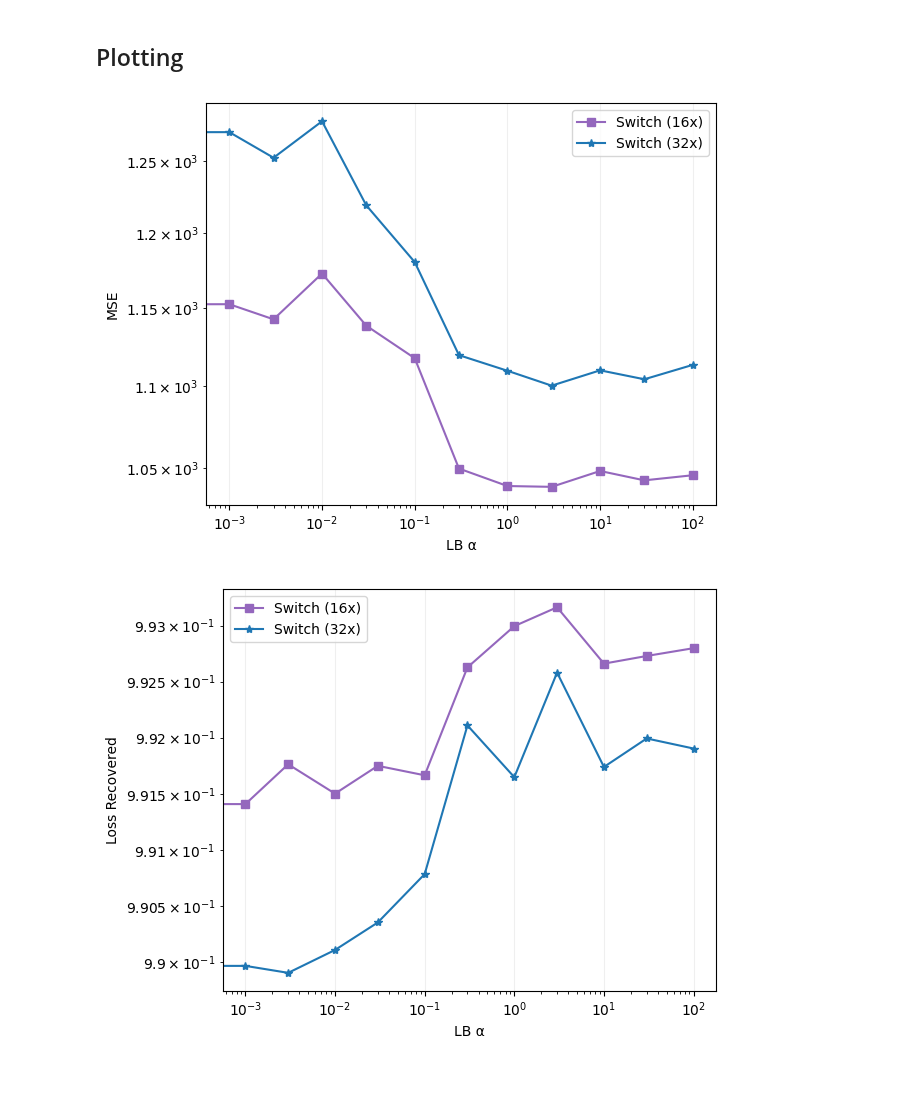
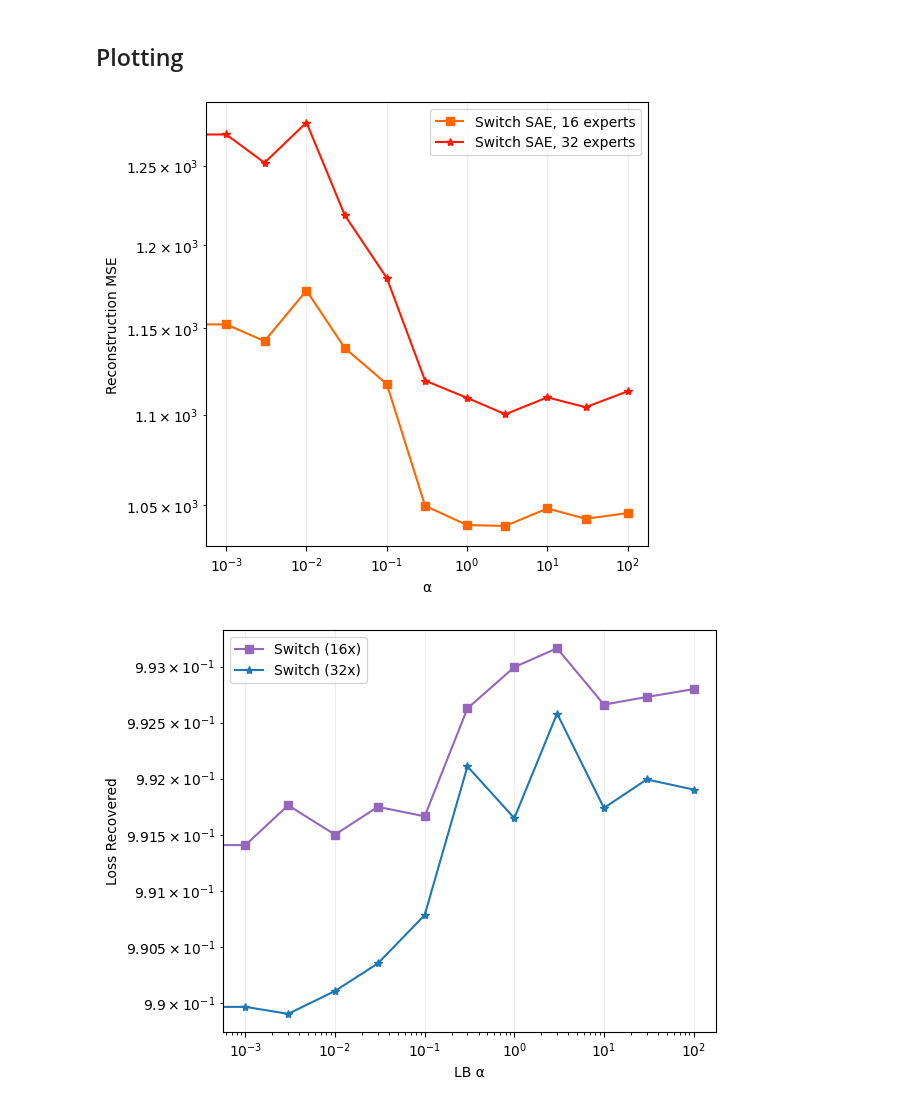
Before and after one commit to amudide/switch_sae, a Jupyter notebook: results/load_balance/lb.ipynb, the cells around one changed output. Saved outputs shown, nothing was run; the diff lists cells and outputs as text; code cells hidden in the pictures; blank space fills up the shorter version.

Commit message:
update alpha sweep plot

```diff
--- a/results/load_balance/lb.ipynb
+++ b/results/load_balance/lb.ipynb
@@ -94,24 +94,38 @@ df32
 # %% [markdown]
 ## Plotting
 # %%
-plt.plot(df16['lb_alpha'], df16['mse_loss'], label='Switch (16x)', marker='s', color='#9467bd')
-plt.plot(df32['lb_alpha'], df32['mse_loss'], label='Switch (32x)', marker='*', color='#1f77b4')
+import matplotlib.pyplot as plt
+
+# Example dataframes df16 and df32 assumed to be defined earlier
+
+plt.figure(figsize=(5.5, 5))
+
+plt.plot(df16['lb_alpha'], df16['mse_loss'], label='Switch SAE, 16 experts', marker='s', color=plt.cm.autumn(0.4))
+plt.plot(df32['lb_alpha'], df32['mse_loss'], label='Switch SAE, 32 experts', marker='*', color=plt.cm.autumn(0.1))
 
 plt.xscale('log')
 plt.yscale('log')
 
-plt.xlabel("LB \u03B1")
-plt.ylabel("MSE")
+plt.xlabel("\u03B1")
+plt.ylabel("Reconstruction MSE")
 
 plt.legend()
 
-plt.grid(True, which="major", ls="-", alpha=0.2)
+# Get the current Axes object
+ax = plt.gca()
 
-plt.tight_layout()
-plt.savefig("alpha_mse.png")
-plt.show()
+#ax.set_xticks([1e-3, 3e-3, 1e-2, 3e-2, 1e-1, 3e-1, 1e0, 3e0, 1e1, 3e1, 1e2])
+#ax.set_xticklabels([r"$0.001$", r"$0.003$", r"$0.01$", r"$0.03$", r"$0.1$", r"$0.3$", r"$1$", r"$3$", r"$10$", r"$30$", r"$100$"])
+
+ax.grid(True, which="major", ls="-", alpha=0.2)
+
+ax.xaxis.set_minor_locator(plt.NullLocator())
+
+
+plt.tight_layout(pad=0.3)
+plt.savefig("alpha_mse.pdf")
 # %% [output]
-[figure, old version]
+[figure, new version]
 # %%
 plt.plot(df16['lb_alpha'], df16['frac_recovered'], label='Switch (16x)', marker='s', color='#9467bd')
 plt.plot(df32['lb_alpha'], df32['frac_recovered'], label='Switch (32x)', marker='*', color='#1f77b4')
```
Also changed, not shown: 2 other files.
